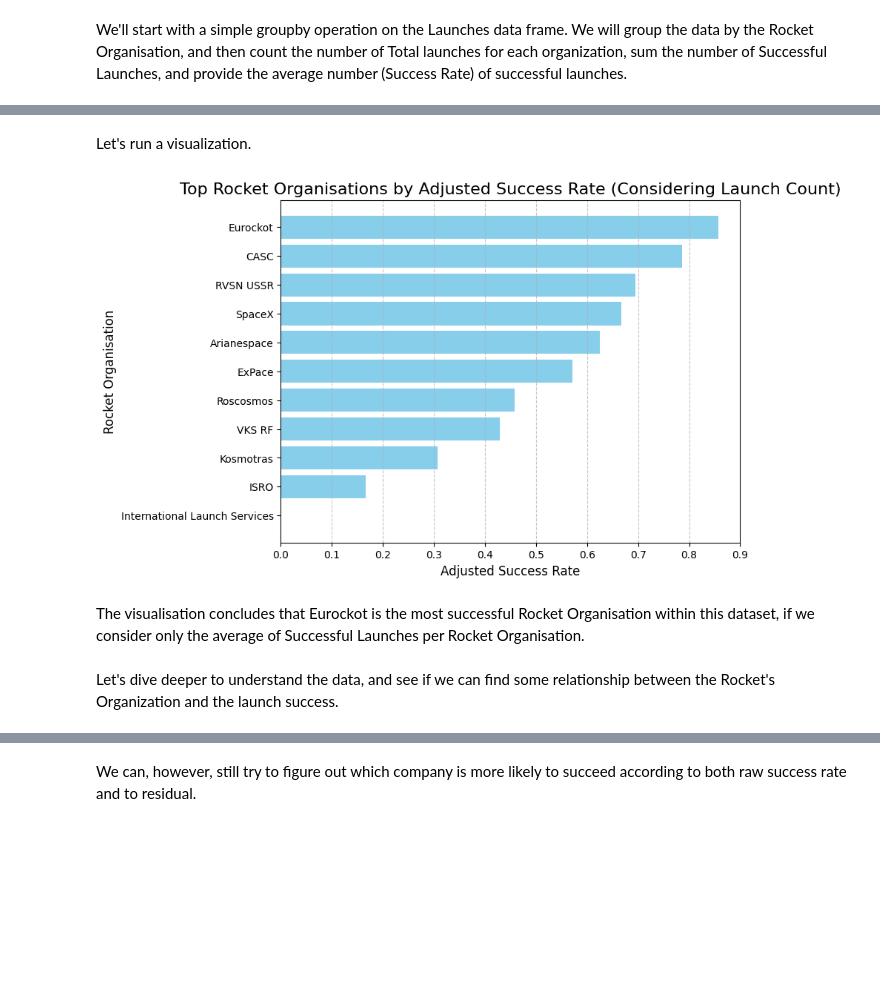
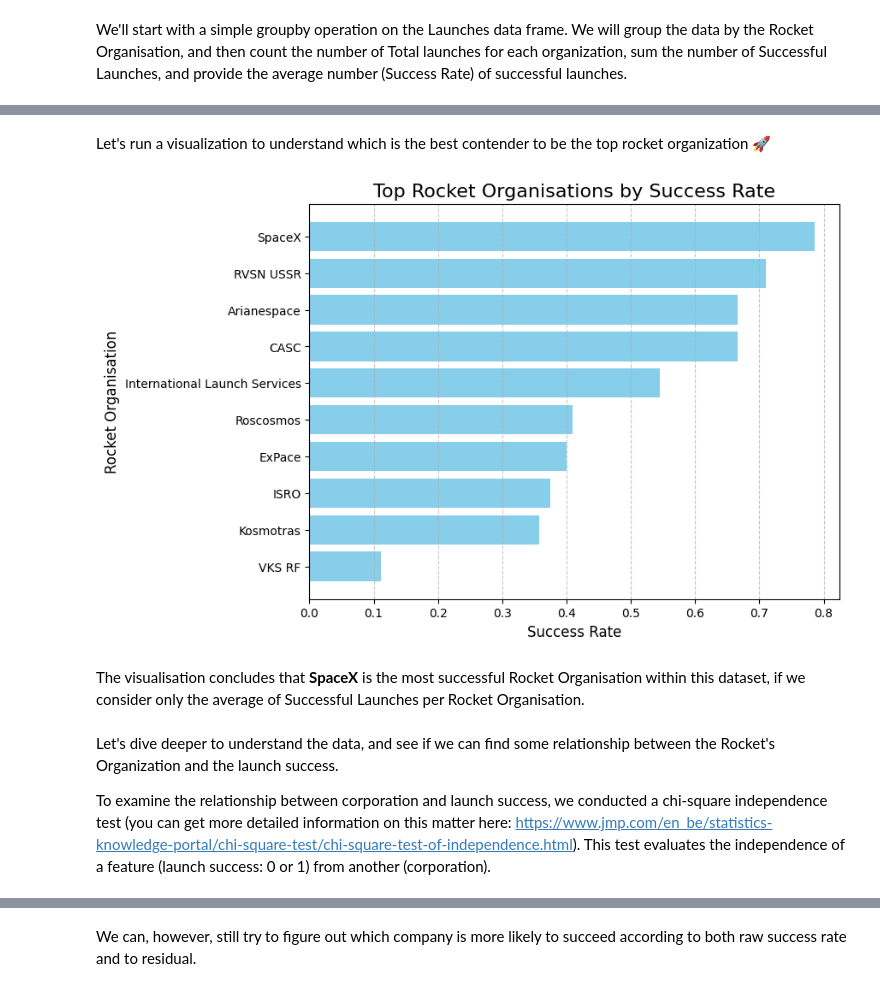
Before and after one commit to bernardodemelo/Rocket-Launch-Analysis, a Jupyter notebook: trabalho.ipynb, the cells around one changed output, grey strips where cells are left out. Saved outputs shown, nothing was run; the diff lists cells and outputs as text; code cells hidden in the pictures; blank space fills up the shorter version.

Commit message:
Final alignment for work: re-consderations and fixed typos + align answers for Q2 and Q3 as they were some output misalignments between the 2 devices

```diff
--- a/trabalho.ipynb
+++ b/trabalho.ipynb
@@ -236,20 +235,22 @@ success_rate.head()
-# %% [markdown]
-Let's run a visualization.
+# %% [markdown]
+Let's run a visualization to understand which is the best contender to be the top rocket organization 🚀
 # %%
 plt.figure(figsize=(8, 6))
 plt.barh(success_rate.index, success_rate['Success Rate'], color='skyblue')
 plt.gca().invert_yaxis()
-plt.title('Top Rocket Organisations by Adjusted Success Rate (Considering Launch Count)', fontsize=16)
-plt.xlabel('Adjusted Success Rate', fontsize=12)
+plt.title('Top Rocket Organisations by Success Rate', fontsize=16)
+plt.xlabel('Success Rate', fontsize=12)
 plt.ylabel('Rocket Organisation', fontsize=12)
 plt.grid(axis='x', linestyle='--', alpha=0.7)
 plt.show()
 # %% [output]
-[figure, old version]
+[figure, new version]
 # %% [markdown]
-The visualisation concludes that Eurockot is the most successful Rocket Organisation within this dataset, if we consider only the average of Successful Launches per Rocket Organisation.
+The visualisation concludes that **SpaceX** is the most successful Rocket Organisation within this dataset, if we consider only the average of Successful Launches per Rocket Organisation.
 # %% [markdown]
 Let's dive deeper to understand the data, and see if we can find some relationship between the Rocket's Organization and the launch success.
+
+To examine the relationship between corporation and launch success, we conducted a chi-square independence test (you can get more detailed information on this matter here: https://www.jmp.com/en_be/statistics-knowledge-portal/chi-square-test/chi-square-test-of-independence.html). This test evaluates the independence of a feature (launch success: 0 or 1) from another (corporation).
 # %%
 # Create a contingency table
 contingency_table = pd.crosstab(df_balanced['Rocket Organisation'], df_balanced['Launch Success Binary'])
```
Also changed, not shown: parts of 18 cells of this notebook.
